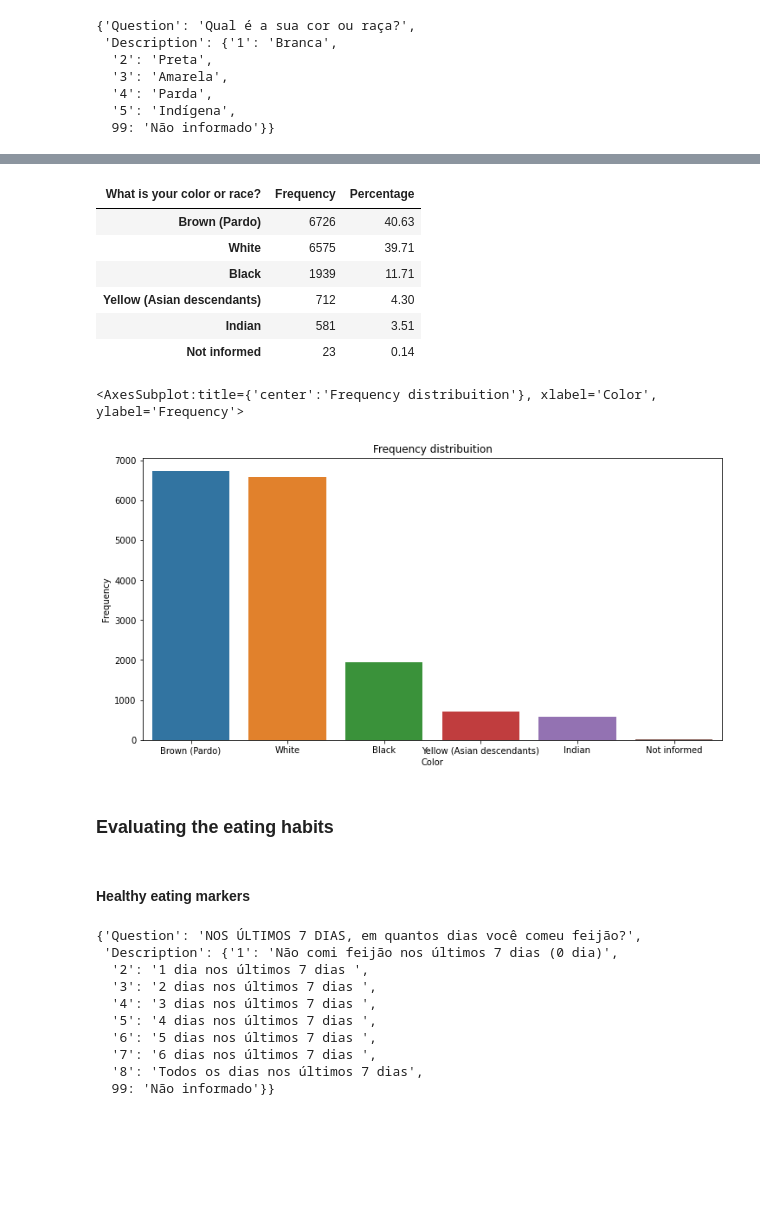
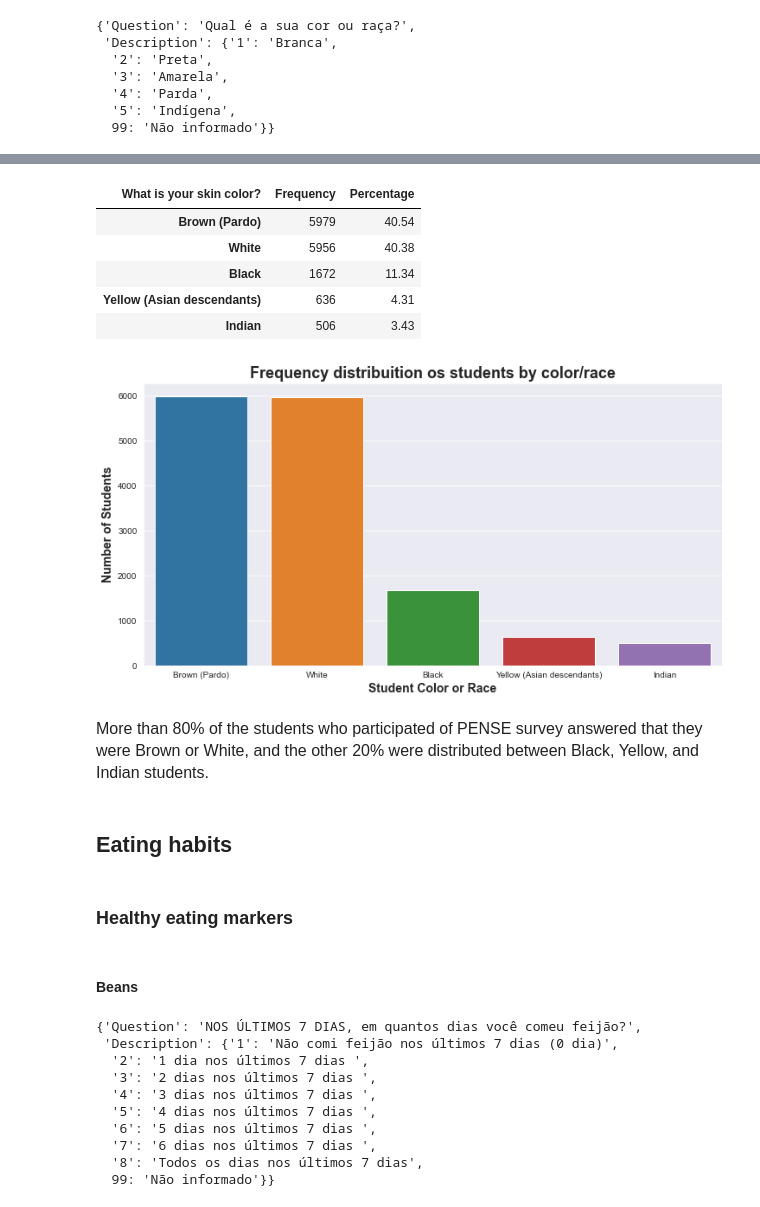
Before and after one commit to anaapbernardo/Bootcamp_DataScience, a Jupyter notebook: Module 3 - Statistics/Ana_Bernardo - Project 3.ipynb, the cells around one changed output, grey strips where cells are left out. Drawn from its saved outputs; the diff is of its cells as text; code cells hidden in the pictures; blank space fills up the shorter version.

```diff
--- a/Module 3 - Statistics/Ana_Bernardo - Project 3.ipynb
+++ b/Module 3 - Statistics/Ana_Bernardo - Project 3.ipynb
@@ -16,20 +52,20 @@ url_data = 'https://github.com/anaapbernardo/Bootcamp_DataScience/blob/main/File
 url_dict = 'https://github.com/anaapbernardo/Bootcamp_DataScience/blob/main/Files%20-%20Bootcamp%20Data%20Science/Dicionario_PENSE_Microdados_AMOSTRA2.xls?raw=true'
 # %%
 # Reading the dataset
-df = pd.read_csv(url, sep=';', thousands='.', decimal=',')
+df = pd.read_csv(url_data, sep=';', thousands='.', decimal=',', na_values=99)
 
 # Reading the Q&A dictionary
 df_dict = pd.read_excel(url_dict)
 # %% [markdown]
 ### Dictionaries
 # %%
-dict_race = {1: 'White',
-             2: 'Black',
-             3: 'Yellow (Asian descendants)',
-             4: 'Brown (Pardo)',
-             5: 'Indian',
-             99: 'Not informed'
-            }
+dict_color = {1: 'White',
+              2: 'Black',
+              3: 'Yellow (Asian descendants)',
+              4: 'Brown (Pardo)',
+              5: 'Indian',
+              99: 'Not informed'
+             }
 # %%
 dict_answers = {1: 'None',
                 2: '1 day',
@@ -83,0 +141,4 @@ def get_cross_frequency(question1: str, question2: str, dict1: dict, dict2: dict
+# %%
+# Removing all Not Informed (99 answers) that I set as NaN
+df_clean = df.dropna()
+df_clean.head()
@@ -188,29 +174,42 @@ Name: VB01002, dtype: float64
 # %%
+# Calculating frequency and percentage of the students
+frequency = df_clean['VB01002'].value_counts()
+percentage = (df_clean['VB01002'].value_counts(normalize = True) * 100).round(2)
+
+# Creating a frequency table
 freq_distribuition = pd.DataFrame({'Frequency': frequency, 'Percentage': percentage})
-freq_distribuition.rename(index = dict_race, inplace = True)
-freq_distribuition.rename_axis('What is your color or race?', axis=1, inplace = True)
+freq_distribuition.rename(index = dict_color, inplace = True)
+freq_distribuition.rename_axis('What is your skin color?', axis=1, inplace = True)
 freq_distribuition
 # %% [output]
-| What is your color or race? | Frequency | Percentage |
-| Brown (Pardo) | 6726 | 40.63 |
-| White | 6575 | 39.71 |
-| Black | 1939 | 11.71 |
-| Yellow (Asian descendants) | 712 | 4.30 |
-| Indian | 581 | 3.51 |
-| Not informed | 23 | 0.14 |
+| What is your skin color? | Frequency | Percentage |
+| Brown (Pardo) | 5979 | 40.54 |
+| White | 5956 | 40.38 |
+| Black | 1672 | 11.34 |
+| Yellow (Asian descendants) | 636 | 4.31 |
+| Indian | 506 | 3.43 |
 # %%
+sns.set_style('darkgrid')
+
 ax = sns.barplot(x = freq_distribuition.index, y = 'Frequency', data = freq_distribuition)
+
 ax.figure.set_size_inches(12, 6)
-ax.set_title('Frequency distribuition')
-ax.set_xlabel('Color')
-ax
+ax.set_title('Frequency distribuition os students by color/race', weight='bold', size=18)
+ax.set_xlabel('Student Color or Race', weight='bold', size=14)
+ax.set_ylabel('Number of Students', weight='bold', size=14)
+ax.set_xaxis()
+
+ax;
 # %% [output]
-<AxesSubplot:title={'center':'Frequency distribuition'}, xlabel='Color', ylabel='Frequency'>
-[figure, old version]
+[figure, new version]
+# %% [markdown]
+<font size=3>More than 80% of the students who participated of PENSE survey answered that they were Brown or White, and the other 20% were distributed between Black, Yellow, and Indian students.
 # %% [markdown]
-### **Evaluating the eating habits**
+## **Eating habits**
 # %% [markdown]
-#### Healthy eating markers
+### Healthy eating markers
+# %% [markdown]
+#### Beans
 # %%
 question_beans = get_question_description('VB02001')
 question_beans
```
Also changed, not shown: parts of 61 cells of this notebook.
